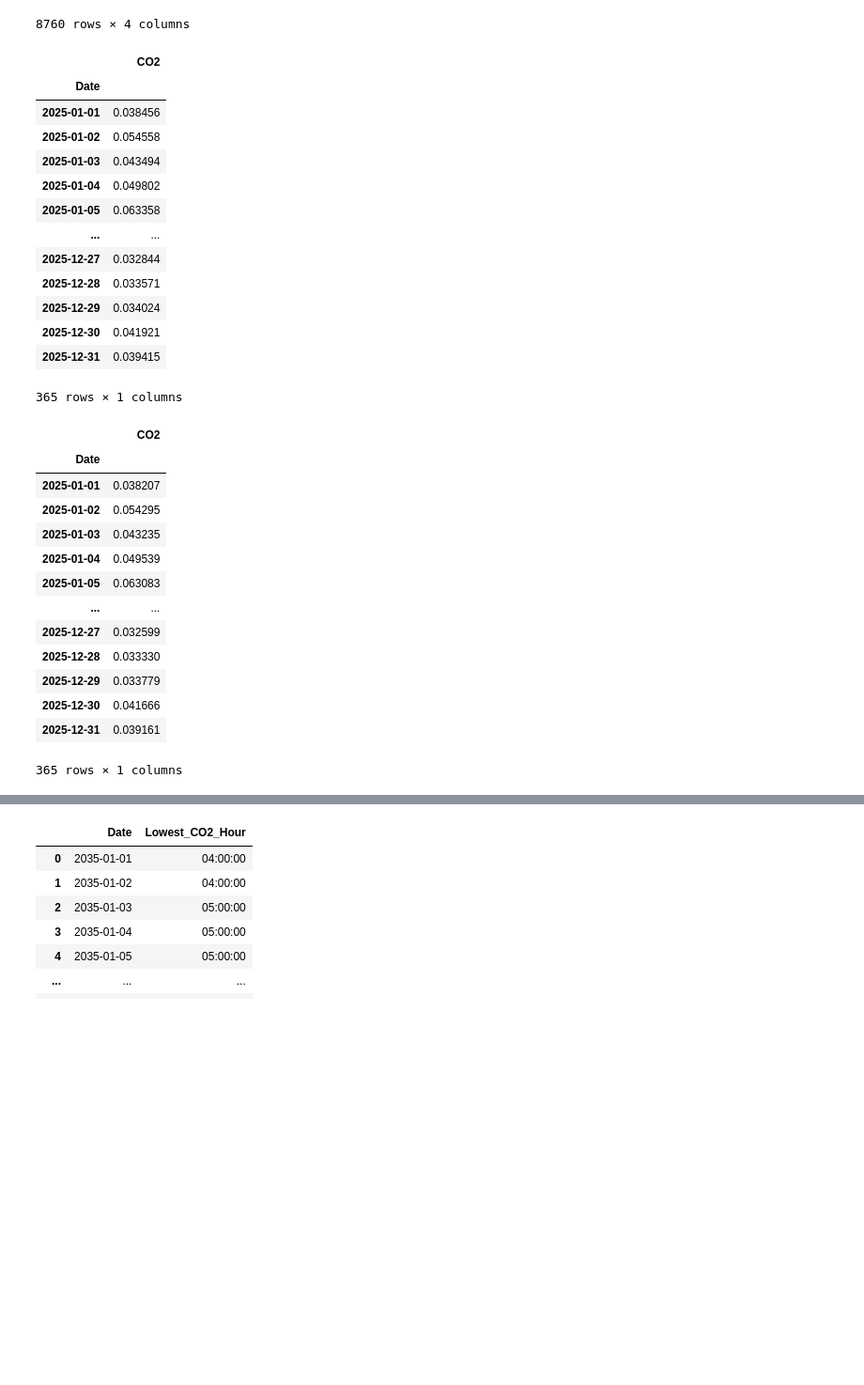
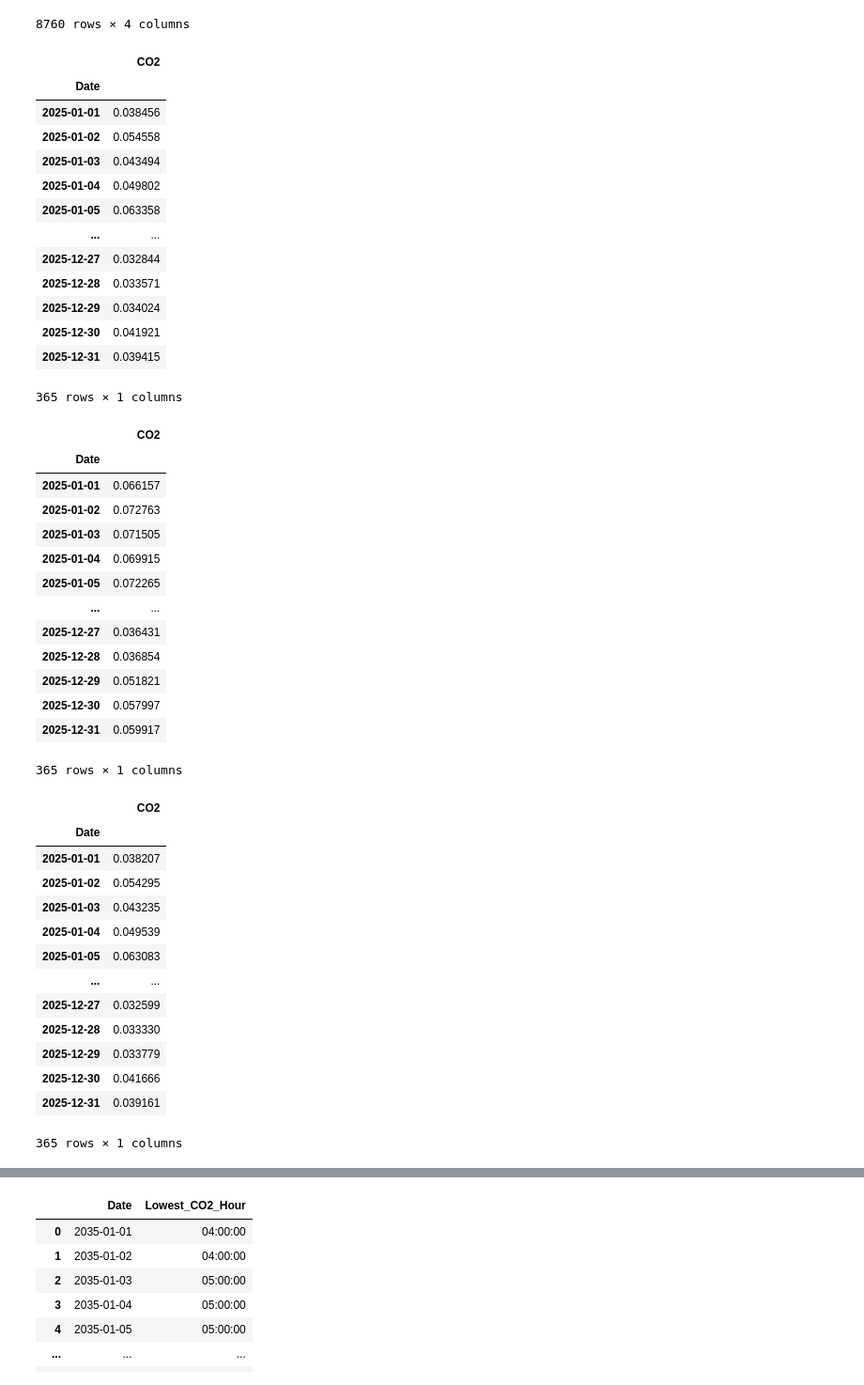
Before and after one commit to Dominik1207/K_ISS, a Jupyter notebook: Optimization_v2.ipynb, the cells around one changed output, grey strips where cells are left out. Shown at 94% size. Drawn from its saved outputs; the diff is of its cells as text; code cells hidden in the pictures; blank space fills up the shorter version.

```diff
--- a/Optimization_v2.ipynb
+++ b/Optimization_v2.ipynb
@@ -118,39 +119,55 @@ for scenario in scenario_dic.keys():
 # %%
 for scenario in scenario_dic.keys():
     #print(scenario)
     for yeari in year_val:
+        scenario_dic[scenario][yeari][4]=scenario_dic[scenario][yeari][0].copy().groupby('Date').max(numeric_only=True)
         scenario_dic[scenario][yeari][1]=scenario_dic[scenario][yeari][0].copy().groupby('Date').min(numeric_only=True)
         if yeari==2025:
             display( scenario_dic[scenario][yeari][1])
+            display( scenario_dic[scenario][yeari][4])
 
 
 #opt2040_base['CO2']=test2040_base.groupby("Date").min(numeric_only=True)
 # %% [output]
 |  | CO2 |
 | Date |  |
 | 2025-01-01 | 0.038456 |
 | 2025-01-02 | 0.054558 |
 | 2025-01-03 | 0.043494 |
 | 2025-01-04 | 0.049802 |
 | 2025-01-05 | 0.063358 |
 | ... | ... |
 | 2025-12-27 | 0.032844 |
 | 2025-12-28 | 0.033571 |
 | 2025-12-29 | 0.034024 |
 | 2025-12-30 | 0.041921 |
 | 2025-12-31 | 0.039415 |
 365 rows × 1 columns
 |  | CO2 |
 | Date |  |
-| 2025-01-01 | 0.038207 |
-| 2025-01-02 | 0.054295 |
-| 2025-01-03 | 0.043235 |
-| 2025-01-04 | 0.049539 |
-| 2025-01-05 | 0.063083 |
+| 2025-01-01 | 0.066157 |
+| 2025-01-02 | 0.072763 |
+| 2025-01-03 | 0.071505 |
+| 2025-01-04 | 0.069915 |
+| 2025-01-05 | 0.072265 |
 | ... | ... |
-| 2025-12-27 | 0.032599 |
-| 2025-12-28 | 0.033330 |
-| 2025-12-29 | 0.033779 |
-| 2025-12-30 | 0.041666 |
-| 2025-12-31 | 0.039161 |
+| 2025-12-27 | 0.036431 |
+| 2025-12-28 | 0.036854 |
+| 2025-12-29 | 0.051821 |
+| 2025-12-30 | 0.057997 |
+| 2025-12-31 | 0.059917 |
 365 rows × 1 columns
+|  | CO2 |
+| Date |  |
+| 2025-01-01 | 0.038207 |
+| 2025-01-02 | 0.054295 |
+| 2025-01-03 | 0.043235 |
+| 2025-01-04 | 0.049539 |
+| 2025-01-05 | 0.063083 |
+| ... | ... |
+| 2025-12-27 | 0.032599 |
+| 2025-12-28 | 0.033330 |
+| 2025-12-29 | 0.033779 |
+| 2025-12-30 | 0.041666 |
+| 2025-12-31 | 0.039161 |
+365 rows × 1 columns
```
Also changed, not shown: parts of 10 cells of this notebook.
